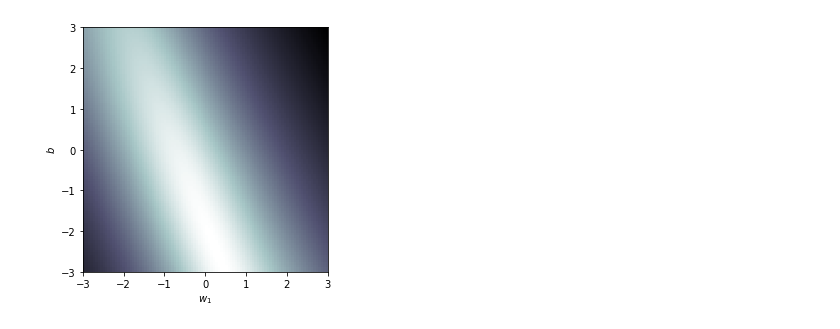
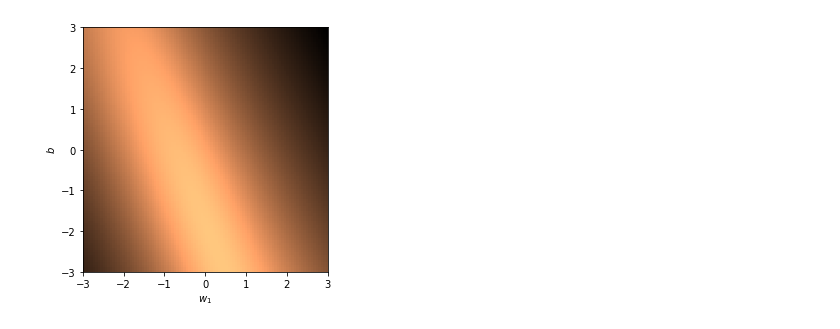
Before and after one commit to mlvu/example-code, a Jupyter notebook: 12 Linear Models 1/Classification.ipynb, the cells around one changed output. Cells and saved outputs as stored; diff of their text form; code cells hidden in the pictures.

```diff
--- a/12 Linear Models 1/Classification.ipynb
+++ b/12 Linear Models 1/Classification.ipynb
@@ -312,7 +306,7 @@ def plot_surface_LR():
     # plot the loss landscape
     #plt.scatter(ww.ravel(), bb.ravel(), c=np.log(losses.ravel()))
     #plt.contourf(ww, bb, losses)
-    plt.imshow(np.log(losses), origin='lower', extent= wr+br, cmap='bone_r')
+    plt.imshow(np.log(losses), origin='lower', extent= wr+br, cmap='copper_r')
 
     plt.xlabel('$w_1$')
     plt.ylabel('$b$')
@@ -326,4 +320,4 @@ plot_surface_LR()
-[figure, old version]
+[figure, new version]
 # %%
 def gradient_LR(w1, b, x, y):
     # add some dimensions, so that broadcasting works the way we expect
```
Also changed, not shown: parts of 9 cells of this notebook.
